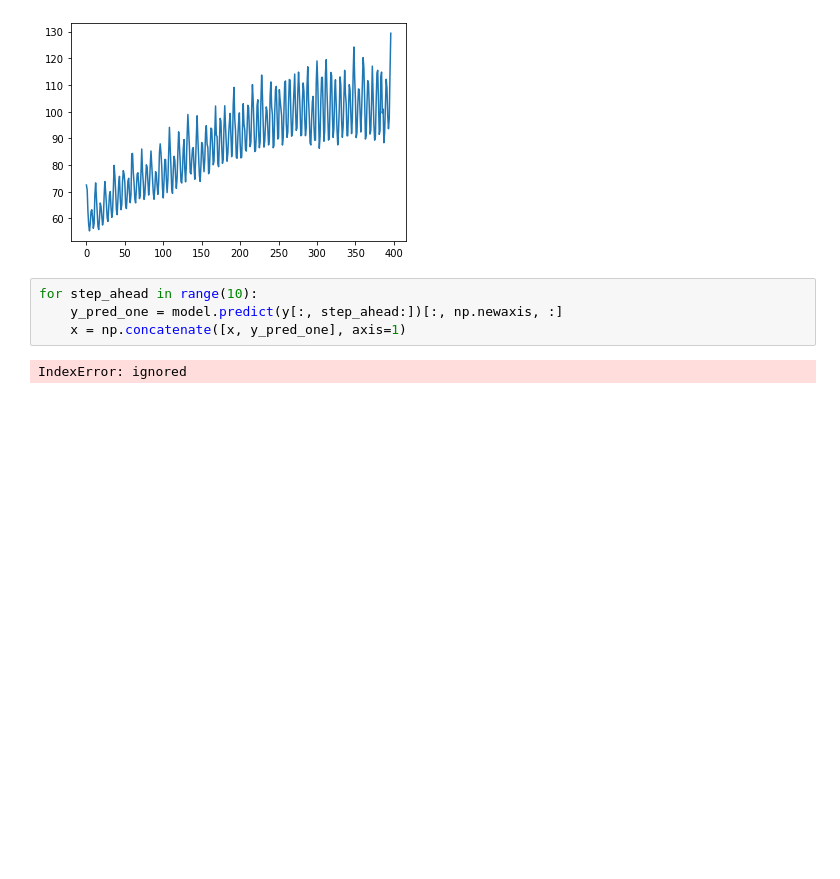
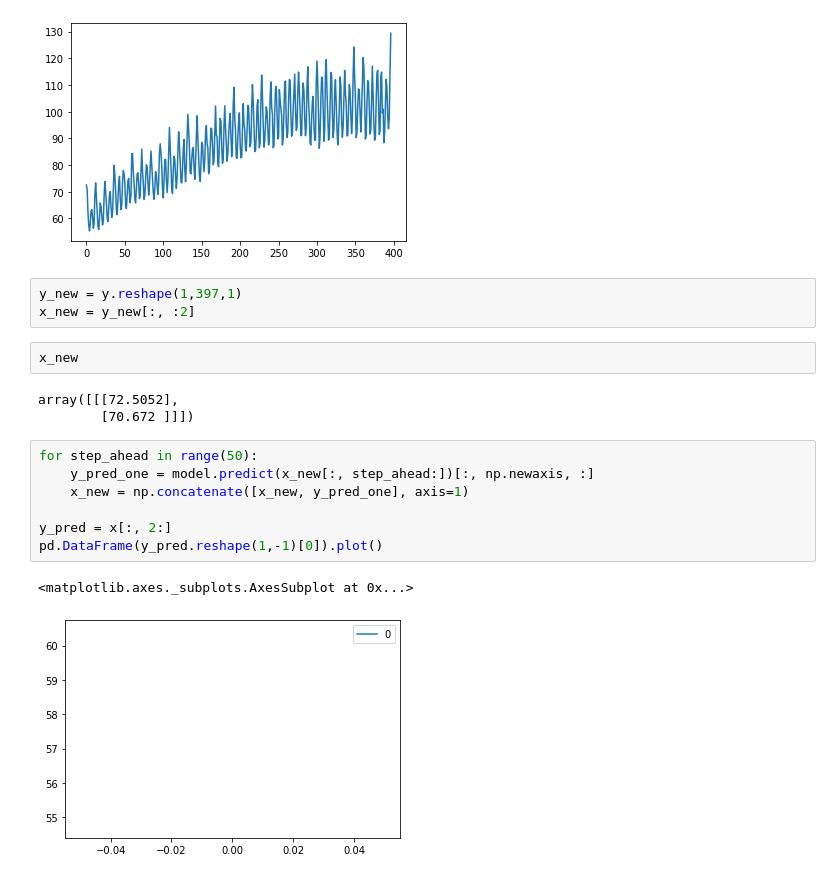
Before and after one commit to karthebans/Research, a Jupyter notebook: RNN_Time_series.ipynb, the cells around one changed output. Saved outputs shown, nothing was run; the diff lists cells and outputs as text; blank space fills up the shorter version.

```diff
--- a/RNN_Time_series.ipynb
+++ b/RNN_Time_series.ipynb
@@ -137,9 +156,21 @@ df.value.plot()
 # %% [output]
 <matplotlib.axes._subplots.AxesSubplot at 0x...>
 [figure]
+# %%
+y_new = y.reshape(1,397,1)
+x_new = y_new[:, :2]
+# %%
+x_new
+# %% [output]
+array([[[72.5052],
+        [70.672 ]]])
 # %%
-for step_ahead in range(10):
-    y_pred_one = model.predict(y[:, step_ahead:])[:, np.newaxis, :]
-    x = np.concatenate([x, y_pred_one], axis=1)
+for step_ahead in range(50):
+    y_pred_one = model.predict(x_new[:, step_ahead:])[:, np.newaxis, :]
+    x_new = np.concatenate([x_new, y_pred_one], axis=1)
+
+y_pred = x[:, 2:]
+pd.DataFrame(y_pred.reshape(1,-1)[0]).plot()
 # %% [output]
-IndexError: ignored
+<matplotlib.axes._subplots.AxesSubplot at 0x...>
+[figure, added]
```
Also changed, not shown: parts of 8 cells of this notebook.
